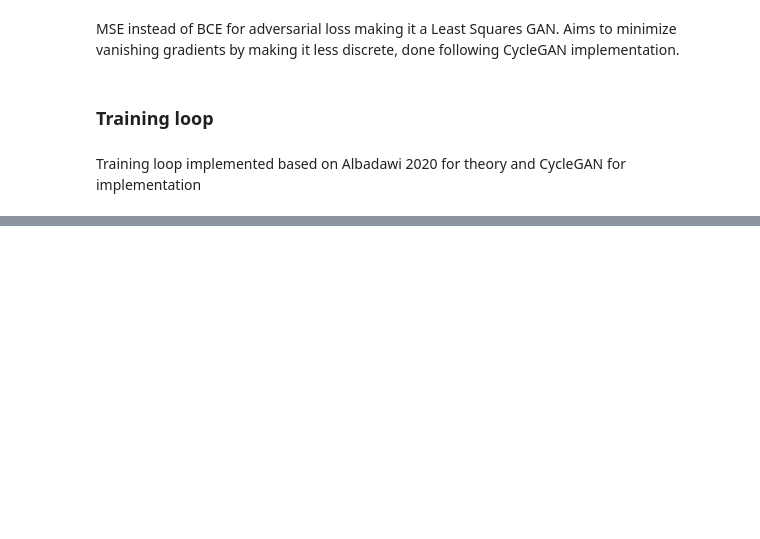
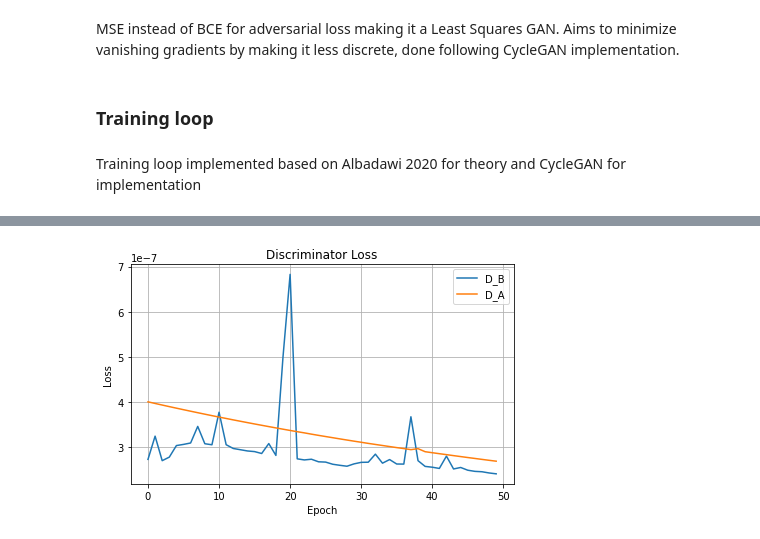
Before and after one commit to RussellSB/tt-vae-gan, a Jupyter notebook: training.ipynb, the cells around one changed output, grey strips where cells are left out. Saved outputs shown, nothing was run; the diff lists cells and outputs as text; code cells hidden in the pictures; blank space fills up the shorter version.

```diff
--- a/training.ipynb
+++ b/training.ipynb
@@ -458,0 +496,5 @@ from matplotlib import pyplot as plt
+# %%
+# Discriminators loss
+plot_train_hist(train_hist, ['D_B', 'D_A'], 'Discriminator Loss')
+# %% [output]
+[figure, added]
```
Also changed, not shown: parts of 12 cells of this notebook.
